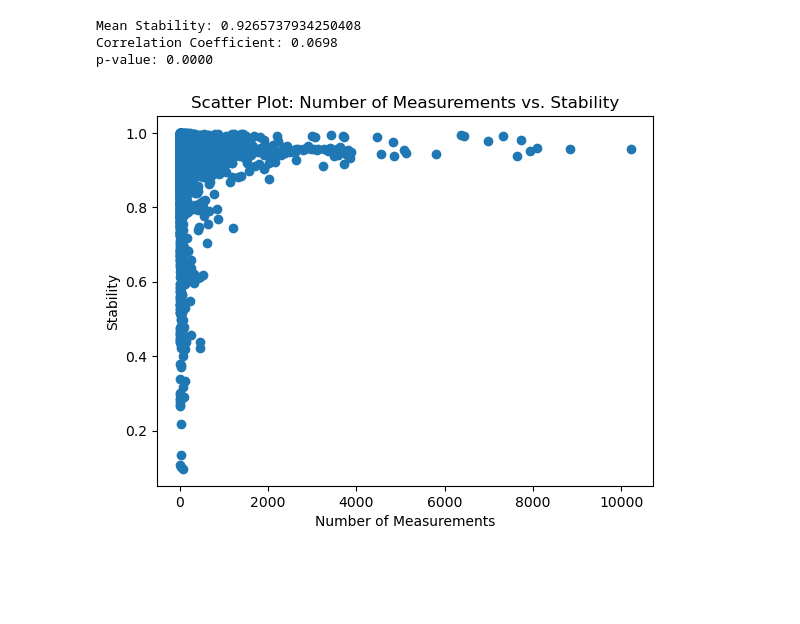
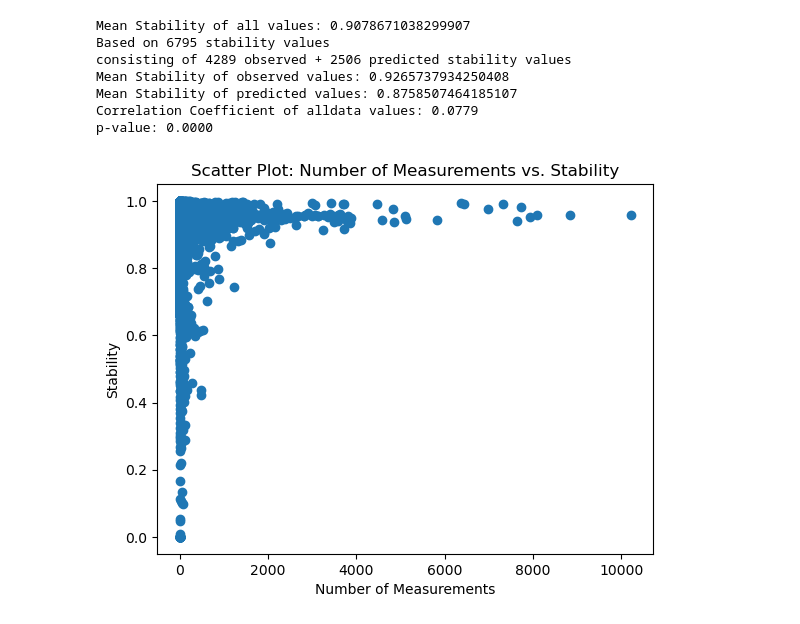
Before and after one commit to JonasFluck/DBNet, a Jupyter notebook: experiments/exp_pearson_corr.ipynb, the cells around one changed output. Saved outputs shown, nothing was run; the diff lists cells and outputs as text; code cells hidden in the pictures; blank space fills up the shorter version.

```diff
--- a/experiments/exp_pearson_corr.ipynb
+++ b/experiments/exp_pearson_corr.ipynb
@@ -4,55 +4,74 @@ sys.path.append('../src')
 import json
 import pandas as pd
 import matplotlib.pyplot as plt
+from src.predictionHelper import add_predictions_gauss_regr
 from src.mapCreator import filter_data_by_geometry
 from src.mainController import MainController
 from src.MapTypes import MapTypes
 from scipy.stats import pearsonr
+from tueplots import bundles
+from tueplots.constants.color import rgb
 
 # Load the JSON data from a file
 with open('../data/db.json') as f:
     json_data = json.load(f)
 
 bundeslaender = ['Baden-Württemberg', 'Bayern', 'Berlin', 'Brandenburg', 'Bremen', 'Hamburg', 'Hessen', 'Mecklenburg-Vorpommern', 'Niedersachsen', 'Nordrhein-Westfalen', 'Rheinland-Pfalz', 'Saarland','Sachsen-Anhalt', 'Sachsen', 'Schleswig-Holstein', 'Thüringen']
 
 # Create a dictionary that maps each state to a unique ID
 bundesland_to_id = {bundesland: i for i, bundesland in enumerate(bundeslaender)}
 
 
-choosen_states = ["Baden-Württemberg", "Bayern"]
+chosen_states = ["Baden-Württemberg", "Bayern"]
 special_ids = None
 
 # Get the IDs of the selected states
-choosen_states_ids = [bundesland_to_id[bundesland] for bundesland in choosen_states]
+chosen_states_ids = [bundesland_to_id[bundesland] for bundesland in chosen_states]
 
 # Filter data using GeoPandas
-gdf = filter_data_by_geometry(json_data, choosen_states_ids, forexp=True)
+gdf = filter_data_by_geometry(json_data, chosen_states_ids, forexp=True)
 
-# declare here to not throw errors later
+# seems like mainController.setData(gdf, MapTypes.Gauss, special_ids) does not work
+# run add_predictions_gauss_regr on the data to add column 'uncertainty'
 mainController = MainController()
 mainController.setData(gdf, MapTypes.Gauss, special_ids)
+filtered_data = add_predictions_gauss_regr(mainController.dto.gdf)
 
-#print(mainController.dto.gdf.columns)
+# differ between observed and predicted values
+filtered_observed = filtered_data[(filtered_data['uncertainty'].isnull())]
+filtered_predicted = filtered_data[(filtered_data['uncertainty'].isnull()==False)]
 
-filtered_data = mainController.dto.gdf[mainController.dto.gdf['all_measurements'].notnull() & (mainController.dto.gdf['all_measurements'] != 0)]
+# Calculate the average stability for each state for observed and predicted data
+average_stability_all = filtered_data['all_stability'].mean()
+total_stability_all = filtered_data['all_stability'].count()
+average_stability_observed = filtered_observed['all_stability'].mean()
+total_stability_observed = filtered_observed['all_stability'].count()
+average_stability_predicted = filtered_predicted['all_stability'].mean()
+total_stability_predicted = filtered_predicted['all_stability'].count()
 
-mean_stability = filtered_data['all_stability'].mean()
+print("Mean Stability of all values:", average_stability_all)
+print(f'Based on {total_stability_all} stability values')
+print(f'consisting of {total_stability_observed} observed + {total_stability_predicted} predicted stability values')
+print("Mean Stability of observed values:", average_stability_observed)
+print("Mean Stability of predicted values:", average_stability_predicted)
 
-print("Mean Stability:", mean_stability)
-
-# Step 1: Correlation Analysis
+# Step 1a: Correlation Analysis of alldata
 correlation_coefficient, p_value = pearsonr(filtered_data['all_measurements'], filtered_data['all_stability'])
-print(f'Correlation Coefficient: {correlation_coefficient:.4f}')
+print(f'Correlation Coefficient of alldata values: {correlation_coefficient:.4f}')
 print(f'p-value: {p_value:.4f}')
 
-# Step 2: Scatter Plot
+# Step 2: Scatter Plot of alldata
 plt.scatter(filtered_data['all_measurements'], filtered_data['all_stability'])
 plt.xlabel('Number of Measurements')
 plt.ylabel('Stability')
 plt.title('Scatter Plot: Number of Measurements vs. Stability')
 plt.show()
 # %% [output]
-Mean Stability: 0.9265737934250408
-Correlation Coefficient: 0.0698
+Mean Stability of all values: 0.9078671038299907
+Based on 6795 stability values
+consisting of 4289 observed + 2506 predicted stability values
+Mean Stability of observed values: 0.9265737934250408
+Mean Stability of predicted values: 0.8758507464185107
+Correlation Coefficient of alldata values: 0.0779
 p-value: 0.0000
-[figure, old version]
+[figure, new version]
```
Also changed, not shown: parts of 9 cells of this notebook, 1 other file.
